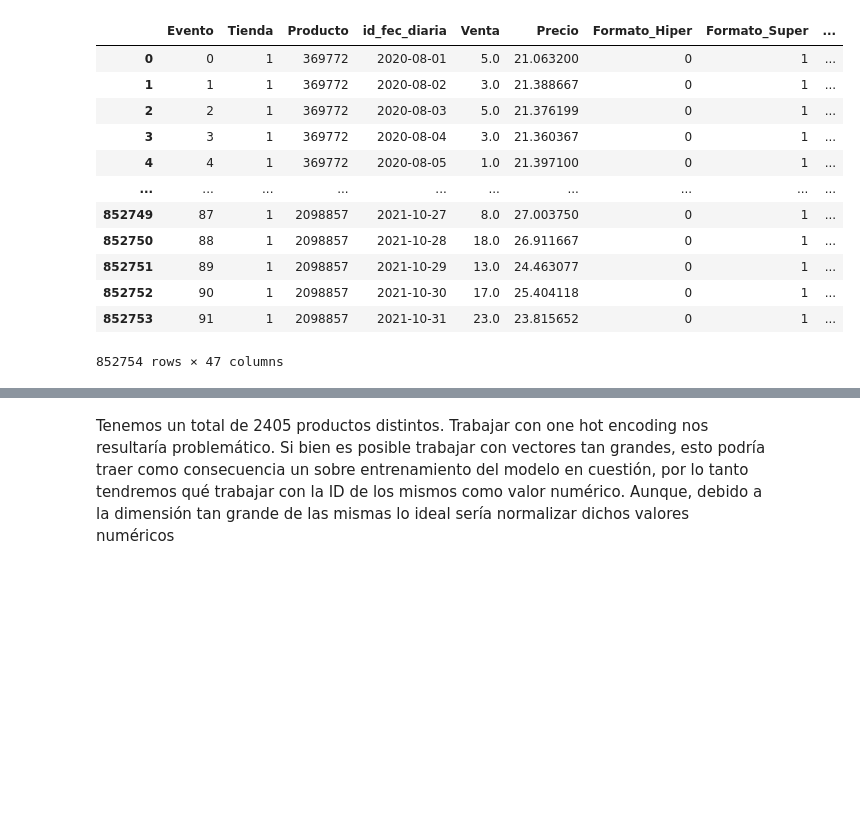
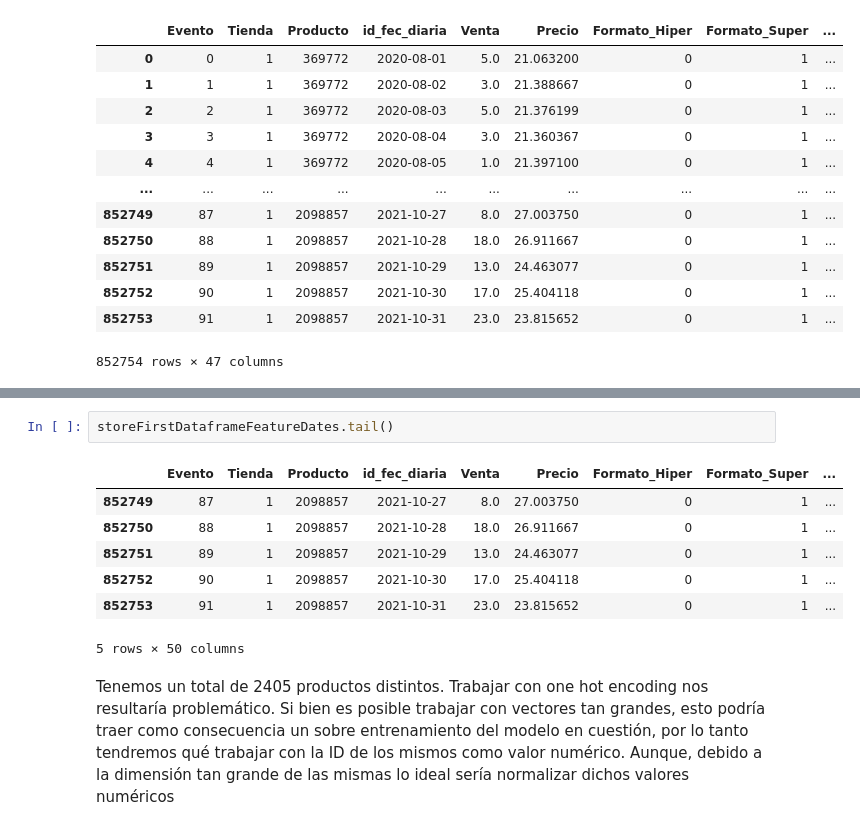
Before and after one commit to AlanMLCH/pythonDataScience, a Jupyter notebook: enkiForecasting/EDA.ipynb, the cells around one changed output, grey strips where cells are left out. Cells and saved outputs as stored; diff of their text form; blank space fills up the shorter version.

```diff
--- a/enkiForecasting/EDA.ipynb
+++ b/enkiForecasting/EDA.ipynb
@@ -433,3 +447,13 @@ storeFirstDataframeFeatureDates
+# %%
+storeFirstDataframeFeatureDates.tail()
+# %% [output]
+|  | Evento | Tienda | Producto | id_fec_diaria | Venta | Precio | Formato_Hiper | Formato_Super | ... |
+| 852749 | 87 | 1 | 2098857 | 2021-10-27 | 8.0 | 27.003750 | 0 | 1 | ... |
+| 852750 | 88 | 1 | 2098857 | 2021-10-28 | 18.0 | 26.911667 | 0 | 1 | ... |
+| 852751 | 89 | 1 | 2098857 | 2021-10-29 | 13.0 | 24.463077 | 0 | 1 | ... |
+| 852752 | 90 | 1 | 2098857 | 2021-10-30 | 17.0 | 25.404118 | 0 | 1 | ... |
+| 852753 | 91 | 1 | 2098857 | 2021-10-31 | 23.0 | 23.815652 | 0 | 1 | ... |
+5 rows × 50 columns
 # %% [markdown]
 Tenemos un total de 2405 productos distintos. Trabajar con one hot encoding nos resultaría problemático. Si bien es posible trabajar con vectores tan grandes, esto podría traer como consecuencia un sobre entrenamiento del modelo en cuestión, por lo tanto tendremos qué trabajar con la ID de los mismos como valor numérico. Aunque, debido a la dimensión tan grande de las mismas lo ideal sería normalizar dichos valores numéricos
 # %%
```
Also changed, not shown: parts of 11 cells of this notebook, 1 other file.
